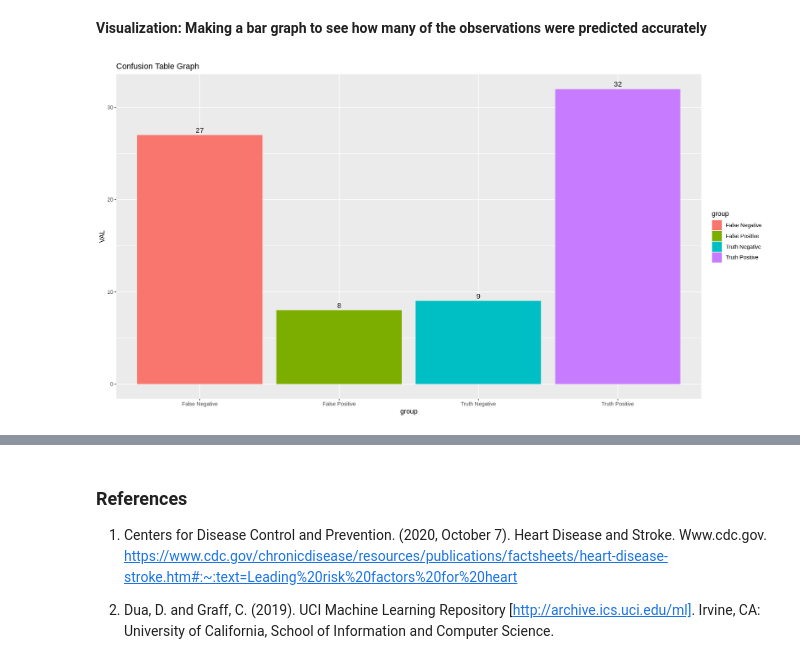
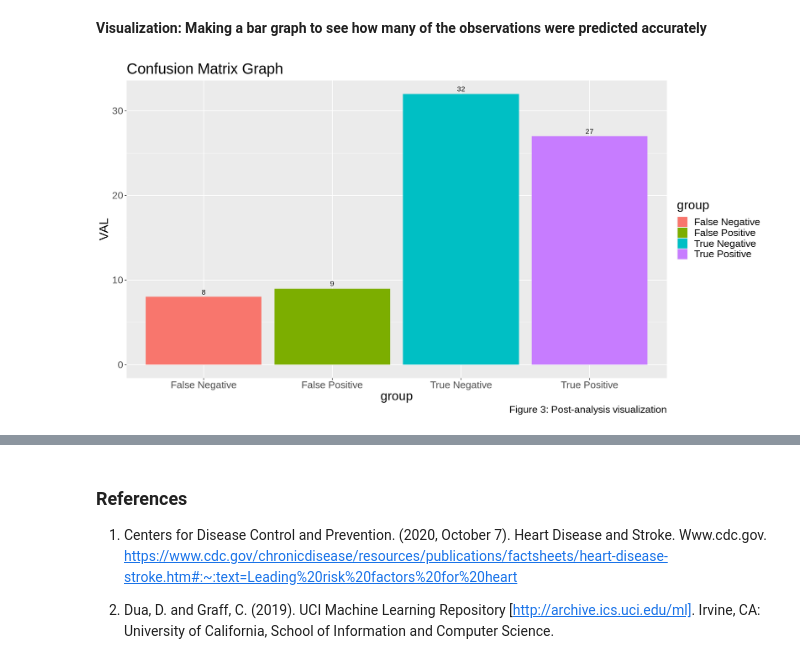
Before and after one commit to ggzggzggzggz/dsci-100-2022w1-group-083, a Jupyter notebook: group_project_report.ipynb, the cells around one changed output, grey strips where cells are left out. Cells and saved outputs as stored; diff of their text form; code cells hidden in the pictures.

```diff
--- a/group_project_report.ipynb
+++ b/group_project_report.ipynb
@@ -244,11 +262,13 @@ Prediction  0  1
 # %% [markdown]
 **Visualization: Making a bar graph to see how many of the observations were predicted accurately**
 # %%
-data.frame(group=c("Truth Positive","False Positive", "Truth Negative", "False Negative"), VAL=c(32,8,9,27)) |>
+data.frame(group=c("True Positive", "False Negative", "True Negative", "False Positive"), VAL=c(27,8,32,9)) |>
     ggplot(aes(x=group,y=VAL,fill=group))+
   geom_bar(stat = "identity")+
   geom_text(aes(label=VAL),size=4,vjust=-0.5)+
-  ggtitle("Confusion Table Graph")
+  labs(caption = "Figure 3: Post-analysis visualization") +
+  ggtitle("Confusion Matrix Graph") +
+  theme(text=element_text(size=20))
 # %% [output]
-[figure, old version]
+[figure, new version]
 # %% [markdown]
```
Also changed, not shown: parts of 5 cells of this notebook.
